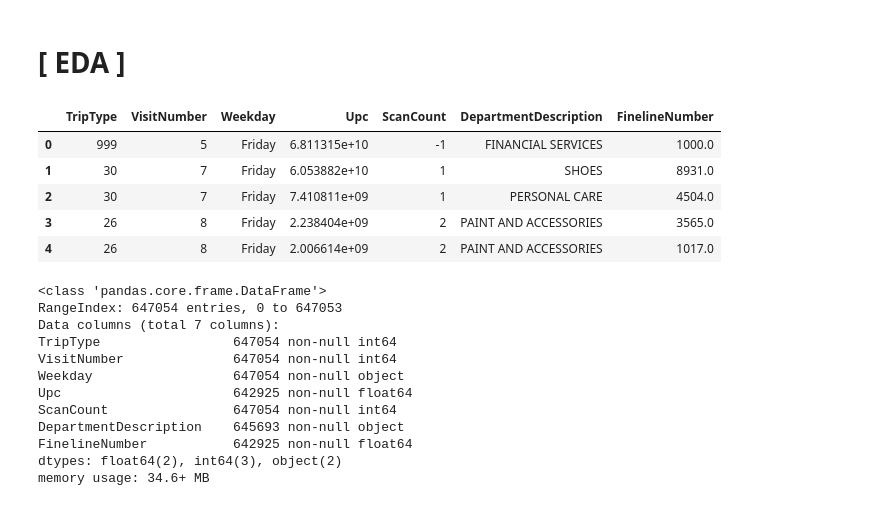
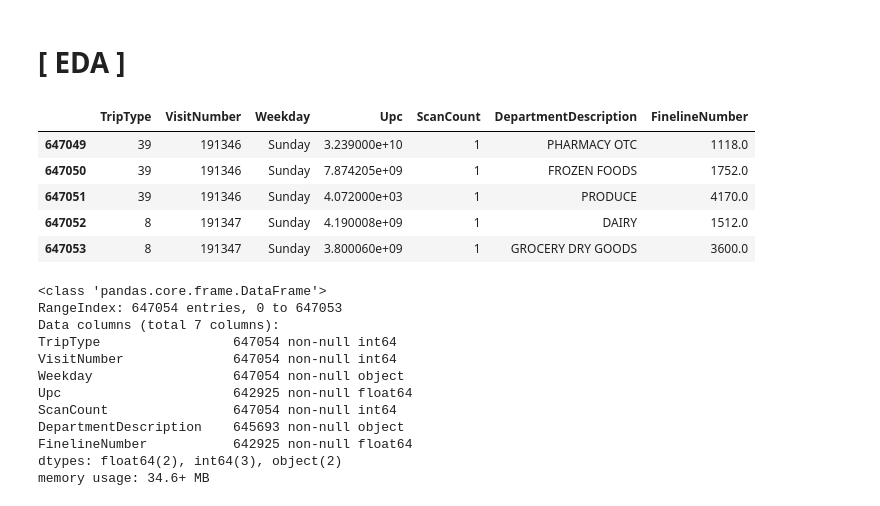
Before and after one commit to iayrots/dss7_SWYA_walmart, a Jupyter notebook: team2_(SWYA)_B/submission_draft.ipynb, the cells around one changed output. Saved outputs shown, nothing was run; the diff lists cells and outputs as text; code cells hidden in the pictures.

```diff
--- a/team2_(SWYA)_B/submission_draft.ipynb
+++ b/team2_(SWYA)_B/submission_draft.ipynb
@@ -75,14 +75,14 @@ test = pd.read_csv("data/test.csv")
 # %% [markdown]
 # [ EDA ]
 # %%
-train.head()
+train.tail()
 # %% [output]
 |  | TripType | VisitNumber | Weekday | Upc | ScanCount | DepartmentDescription | FinelineNumber |
-| 0 | 999 | 5 | Friday | 6.811315e+10 | -1 | FINANCIAL SERVICES | 1000.0 |
-| 1 | 30 | 7 | Friday | 6.053882e+10 | 1 | SHOES | 8931.0 |
-| 2 | 30 | 7 | Friday | 7.410811e+09 | 1 | PERSONAL CARE | 4504.0 |
-| 3 | 26 | 8 | Friday | 2.238404e+09 | 2 | PAINT AND ACCESSORIES | 3565.0 |
-| 4 | 26 | 8 | Friday | 2.006614e+09 | 2 | PAINT AND ACCESSORIES | 1017.0 |
+| 647049 | 39 | 191346 | Sunday | 3.239000e+10 | 1 | PHARMACY OTC | 1118.0 |
+| 647050 | 39 | 191346 | Sunday | 7.874205e+09 | 1 | FROZEN FOODS | 1752.0 |
+| 647051 | 39 | 191346 | Sunday | 4.072000e+03 | 1 | PRODUCE | 4170.0 |
+| 647052 | 8 | 191347 | Sunday | 4.190008e+09 | 1 | DAIRY | 1512.0 |
+| 647053 | 8 | 191347 | Sunday | 3.800060e+09 | 1 | GROCERY DRY GOODS | 3600.0 |
 # %%
 train.info()
 # %% [output]
```
Also changed, not shown: parts of 20 cells of this notebook.
